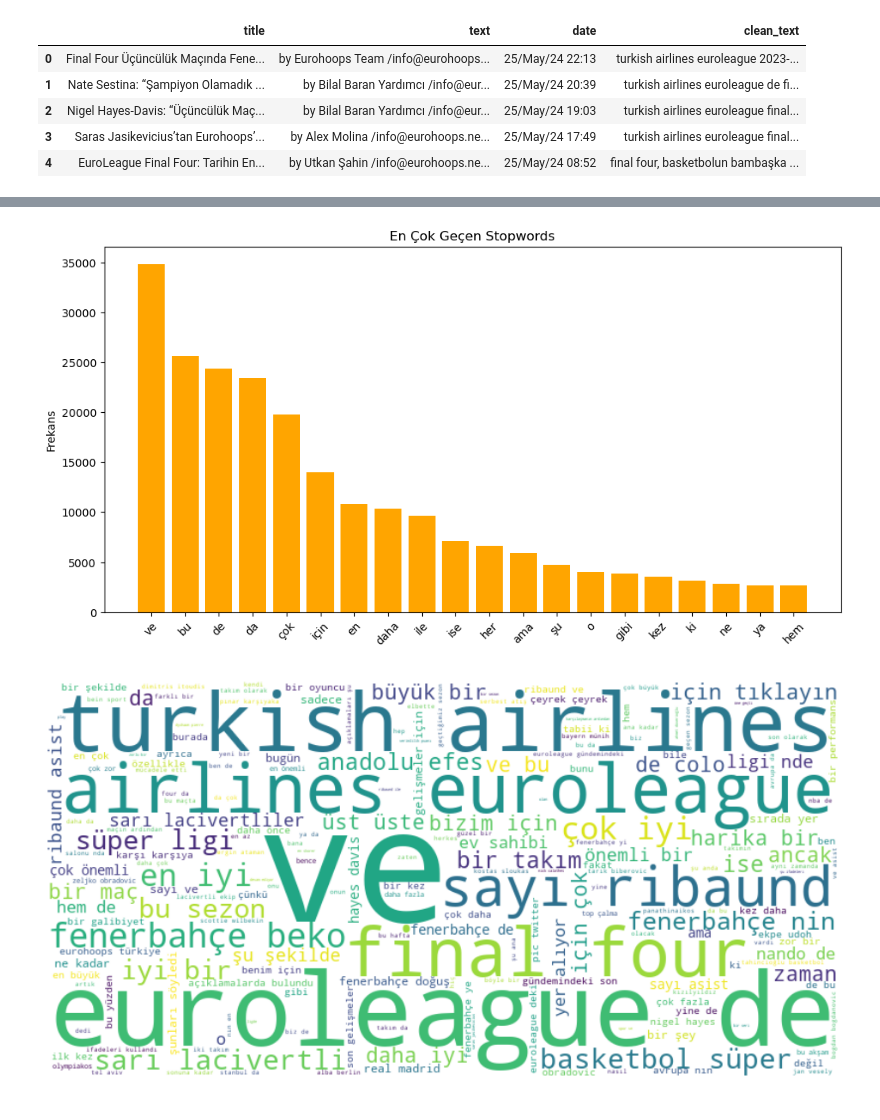
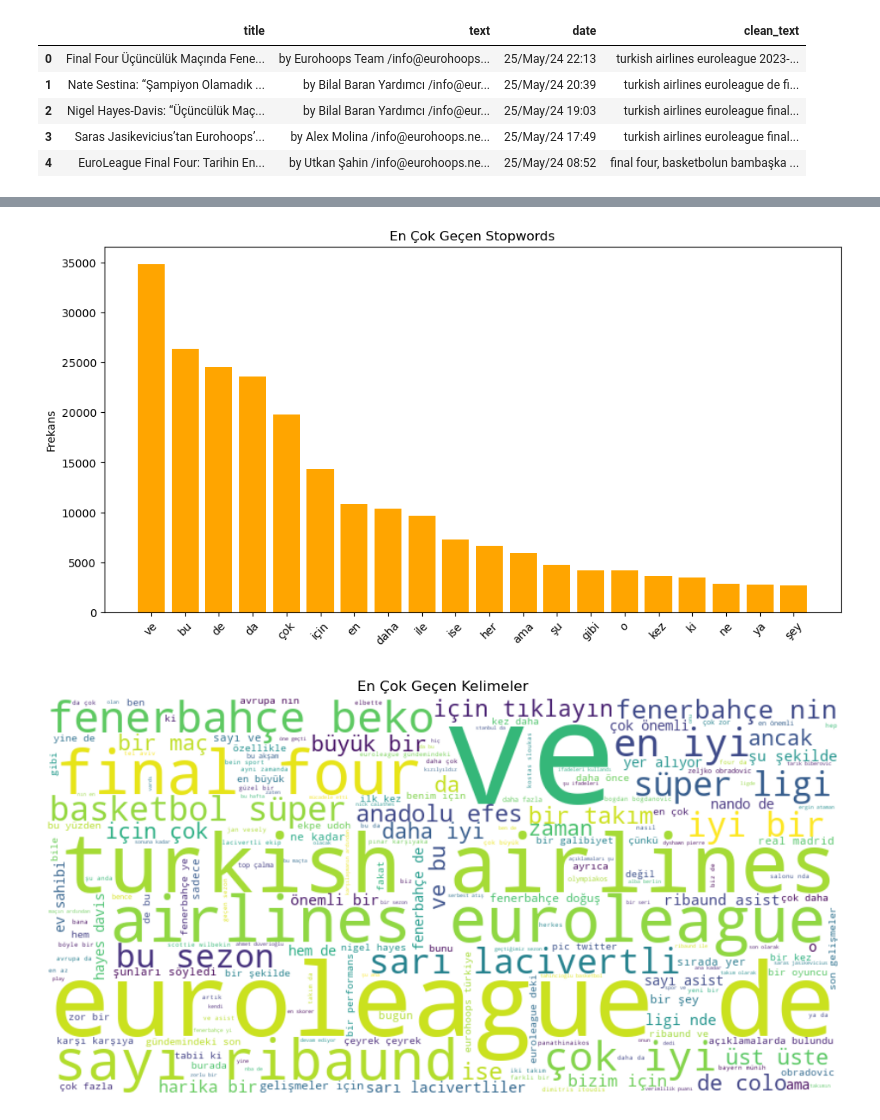
Before and after one commit to ensarakbas77/fb-beko-dataset-builder, a Jupyter notebook: TextVisualization.ipynb, the cells around one changed output, grey strips where cells are left out. Drawn from its saved outputs; the diff is of its cells as text; code cells hidden in the pictures.

Commit message:
refactor: Text visualization notebook updated

```diff
--- a/TextVisualization.ipynb
+++ b/TextVisualization.ipynb
@@ -16,4 +19,13 @@ df.head()
 | 2 | Nigel Hayes-Davis: “Üçüncülük Maç... | by Bilal Baran Yardımcı /info@eur... | 25/May/24 19:03 | turkish airlines euroleague final... |
 | 3 | Saras Jasikevicius’tan Eurohoops’... | by Alex Molina /info@eurohoops.ne... | 25/May/24 17:49 | turkish airlines euroleague final... |
 | 4 | EuroLeague Final Four: Tarihin En... | by Utkan Şahin /info@eurohoops.ne... | 25/May/24 08:52 | final four, basketbolun bambaşka ... |
+# %%
+# Noktalama işaretleri
+punct = string.punctuation
+
+df["clean_text"] = df["clean_text"].apply(
+    lambda x: re.sub(f"[{re.escape(punct)}]", " ", x)
+)
+
+df["clean_text"] = df["clean_text"].str.replace(r"\s+", " ", regex=True).str.strip()
 # %%
@@ -85,14 +117,14 @@ stop_counter.most_common(20)
 # %%
 stop_words_tr = set(stopwords.words("turkish"))
 
-# Stopwords’leri filtrele ve frekans hesapla
-stopword_list = [w for w in all_words if w in stop_words_tr]
+all_words_with_stopwords = " ".join(df["clean_text"]).split()
+
+stopword_list = [w for w in all_words_with_stopwords if w in stop_words_tr]
+
 stopword_counts = Counter(stopword_list)
 top20_stopwords = stopword_counts.most_common(20)
 
 sw_words, sw_counts = zip(*top20_stopwords)
-
-# Görselleştirme
 plt.figure(figsize=(12,6))
 plt.bar(sw_words, sw_counts, color='orange')
 plt.xticks(rotation=45)
@@ -100,19 +132,20 @@ plt.title("En Çok Geçen Stopwords")
 plt.ylabel("Frekans")
 plt.show()
 # %% [output]
-[figure, old version]
+[figure, new version]
 # %%
 # !pip install wordcloud
 
 text = " ".join(df["clean_text"])
 wc = WordCloud(width=800, height=400, background_color="white").generate(text)
 
 plt.figure(figsize=(12,6))
 plt.imshow(wc, interpolation='bilinear')
 plt.axis("off")
+plt.title("En Çok Geçen Kelimeler")
 plt.show()
 # %% [output]
-[figure, old version]
+[figure, new version]
 # %%
 stop_words_tr = set(stopwords.words("turkish"))
 
```
Also changed, not shown: parts of 5 cells of this notebook.
